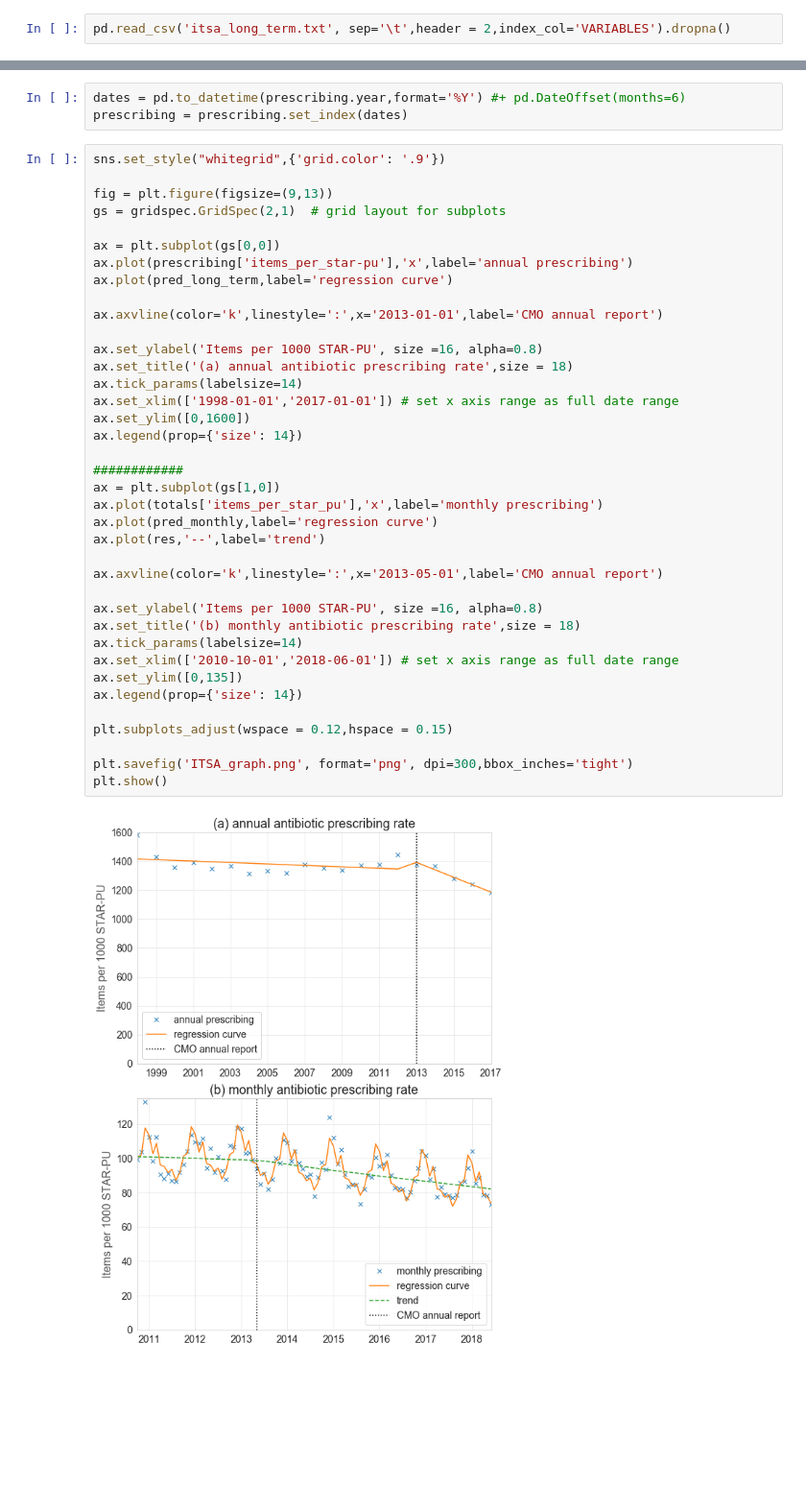
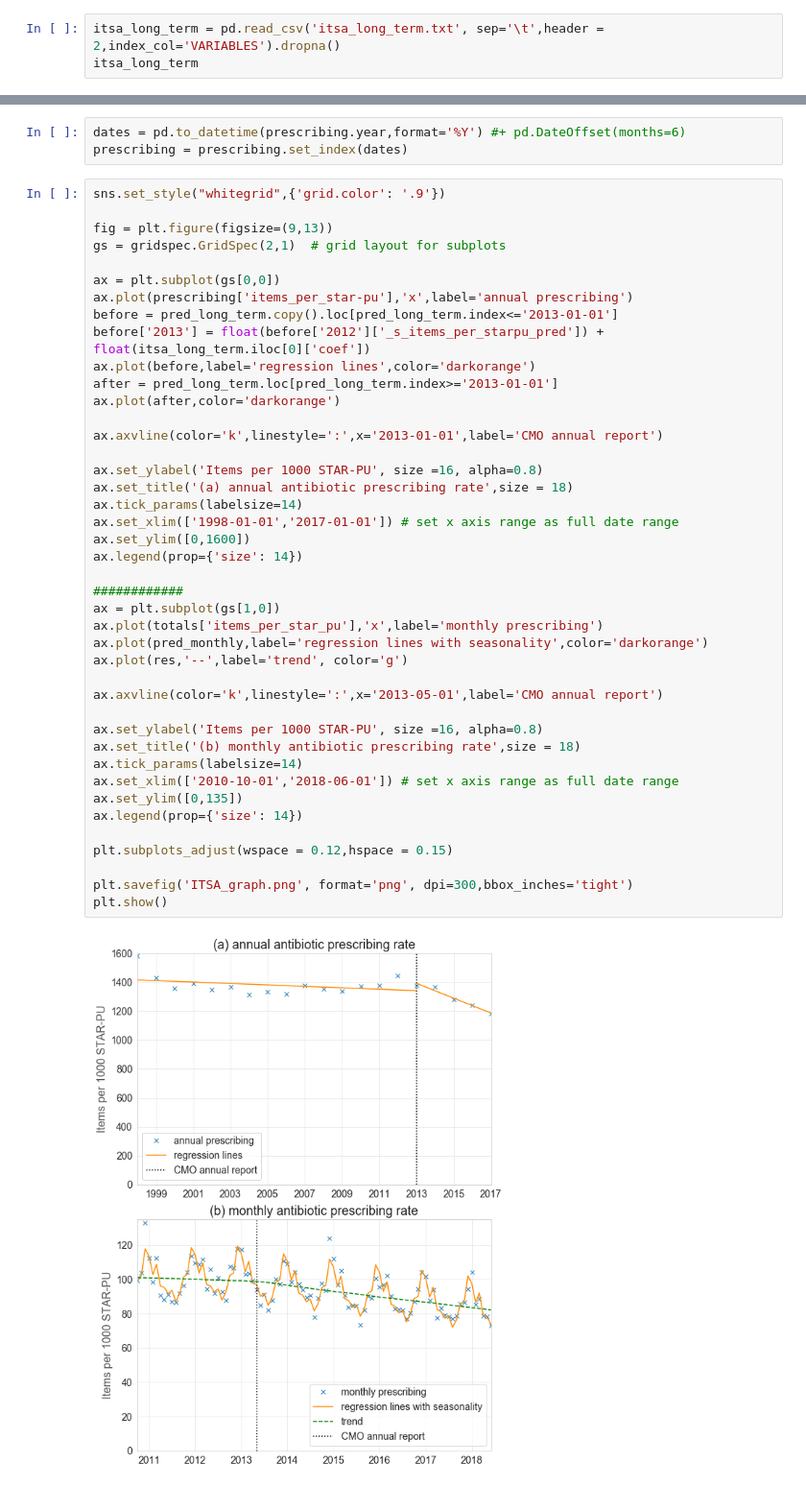
Before and after one commit to ebmdatalab/antibiotics_itsa, a Jupyter notebook: Antibiotics ITSA.ipynb, the cells around one changed output, grey strips where cells are left out. Shown at 96% size. Drawn from its saved outputs; the diff is of its cells as text; blank space fills up the shorter version.

Commit message:
tweaks to graph

```diff
--- a/Antibiotics ITSA.ipynb
+++ b/Antibiotics ITSA.ipynb
@@ -237,7 +237,8 @@ dostata("antibiotics_itsa.do")
 # %% [markdown]
 ### ITSA results
 # %%
-pd.read_csv('itsa_long_term.txt', sep='\t',header = 2,index_col='VARIABLES').dropna()
+itsa_long_term = pd.read_csv('itsa_long_term.txt', sep='\t',header = 2,index_col='VARIABLES').dropna()
+itsa_long_term
 # %% [output]
 |  | coef | ci |
 | VARIABLES |  |  |
@@ -279,35 +281,39 @@ gs = gridspec.GridSpec(2,1)  # grid layout for subplots
 
 ax = plt.subplot(gs[0,0])
 ax.plot(prescribing['items_per_star-pu'],'x',label='annual prescribing')
-ax.plot(pred_long_term,label='regression curve')
+before = pred_long_term.copy().loc[pred_long_term.index<='2013-01-01']
+before['2013'] = float(before['2012']['_s_items_per_starpu_pred']) + float(itsa_long_term.iloc[0]['coef'])
+ax.plot(before,label='regression lines',color='darkorange')
+after = pred_long_term.loc[pred_long_term.index>='2013-01-01']
+ax.plot(after,color='darkorange')
 
 ax.axvline(color='k',linestyle=':',x='2013-01-01',label='CMO annual report')
 
 ax.set_ylabel('Items per 1000 STAR-PU', size =16, alpha=0.8)
 ax.set_title('(a) annual antibiotic prescribing rate',size = 18)
 ax.tick_params(labelsize=14)
 ax.set_xlim(['1998-01-01','2017-01-01']) # set x axis range as full date range
 ax.set_ylim([0,1600])
 ax.legend(prop={'size': 14})
 
 ############
 ax = plt.subplot(gs[1,0])
 ax.plot(totals['items_per_star_pu'],'x',label='monthly prescribing')
-ax.plot(pred_monthly,label='regression curve')
-ax.plot(res,'--',label='trend')
+ax.plot(pred_monthly,label='regression lines with seasonality',color='darkorange')
+ax.plot(res,'--',label='trend', color='g')
 
 ax.axvline(color='k',linestyle=':',x='2013-05-01',label='CMO annual report')
 
 ax.set_ylabel('Items per 1000 STAR-PU', size =16, alpha=0.8)
 ax.set_title('(b) monthly antibiotic prescribing rate',size = 18)
 ax.tick_params(labelsize=14)
 ax.set_xlim(['2010-10-01','2018-06-01']) # set x axis range as full date range
 ax.set_ylim([0,135])
 ax.legend(prop={'size': 14})
 
 plt.subplots_adjust(wspace = 0.12,hspace = 0.15)
 
 plt.savefig('ITSA_graph.png', format='png', dpi=300,bbox_inches='tight')
 plt.show()
 # %% [output]
-[figure, old version]
+[figure, new version]
```
Also changed, not shown: parts of 2 cells of this notebook, 1 other file.
